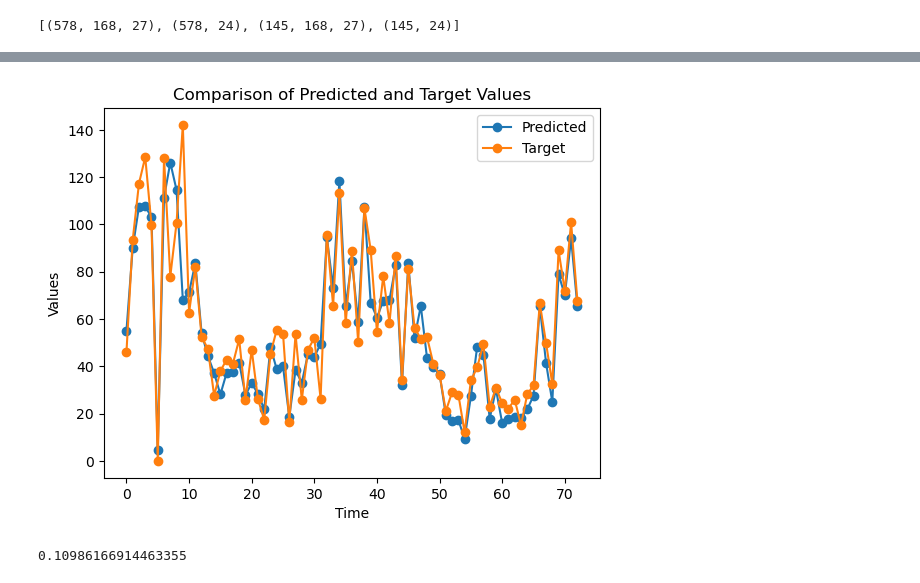
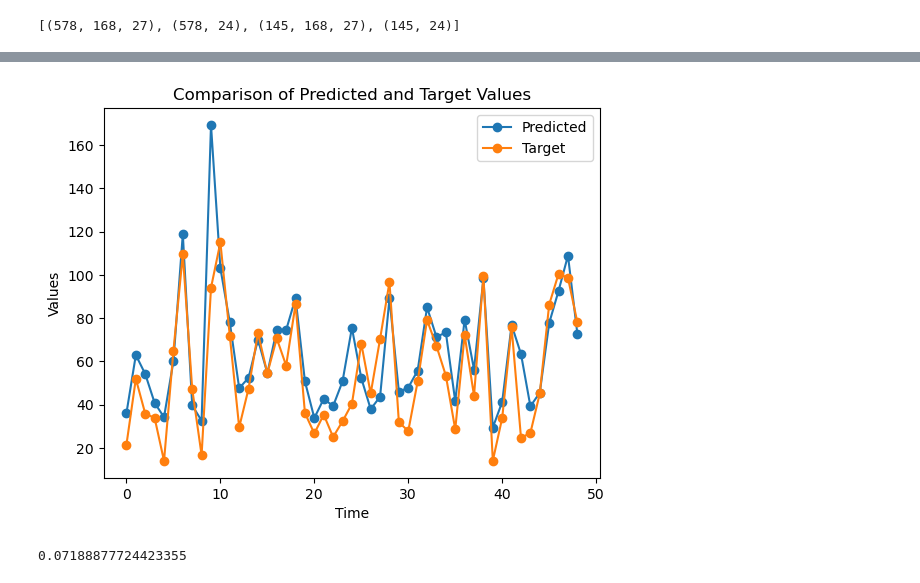
Before and after one commit to zhichuanma/E4Cchallenge, a Jupyter notebook: main.ipynb, the cells around one changed output, grey strips where cells are left out. Cells and saved outputs as stored; diff of their text form; code cells hidden in the pictures.

```diff
--- a/main.ipynb
+++ b/main.ipynb
@@ -340,0 +328,3 @@ array([ 45.964 ,  57.7505, 111.2795,  96.0515, 101.8965,  99.7285,
+# %%
+yhat_test = model.predict(test_X)
+yhat_test.shape
@@ -340,0 +345,3 @@ array([ 45.964 ,  57.7505, 111.2795,  96.0515, 101.8965,  99.7285,
+# %%
+test_target = target[indices_test]
+test_target.shape
@@ -357,0 +360,3 @@ array([[1.5695202, 1.4653051, 1.4801477, ..., 1.6364708, 1.5835037,
+# %%
+inv_yhat_test = scaler.inverse_transform(yhat_test)
+inv_yhat_test.shape
@@ -378,0 +375,3 @@ array([ 55.022697 ,  70.919464 , 100.55636  ,  95.20558  , 103.3436   ,
+# %%
+predicted_kw_zone2_test = np.trapz(inv_yhat_test, axis=1)
+predicted_kw_zone2_test.shape
@@ -400,19 +401,19 @@ for i in range (len(predicted_kw_zone2)):
 # %%
 # Plotting
-plt.plot(predicted_kw_zone2[::10], 'o-', label='Predicted')
-plt.plot(target[::10], 'o-', label='Target')
+plt.plot(predicted_kw_zone2_test[::3], 'o-', label='Predicted')
+plt.plot(test_target[::3], 'o-', label='Target')
 plt.xlabel('Time')
 plt.ylabel('Values')
 plt.title('Comparison of Predicted and Target Values')
 plt.legend()
 plt.show()
 # %% [output]
-[figure, old version]
+[figure, new version]
 # %%
 def relative_squared_error(y_pred, y_true):
     """Relative squared error (RSE; also called relative mean square error). < 1 is good, = 1 is bad, > 1 really bad."""
     return np.mean((y_pred - y_true)**2)/np.mean((y_true - y_true.mean())**2)
 
-print(relative_squared_error(predicted_kw_zone2, target))
+print(relative_squared_error(predicted_kw_zone2_train, train_target))
 # %% [output]
-0.10986166914463355
+0.07188877724423355
```
Also changed, not shown: parts of 18 cells of this notebook.
